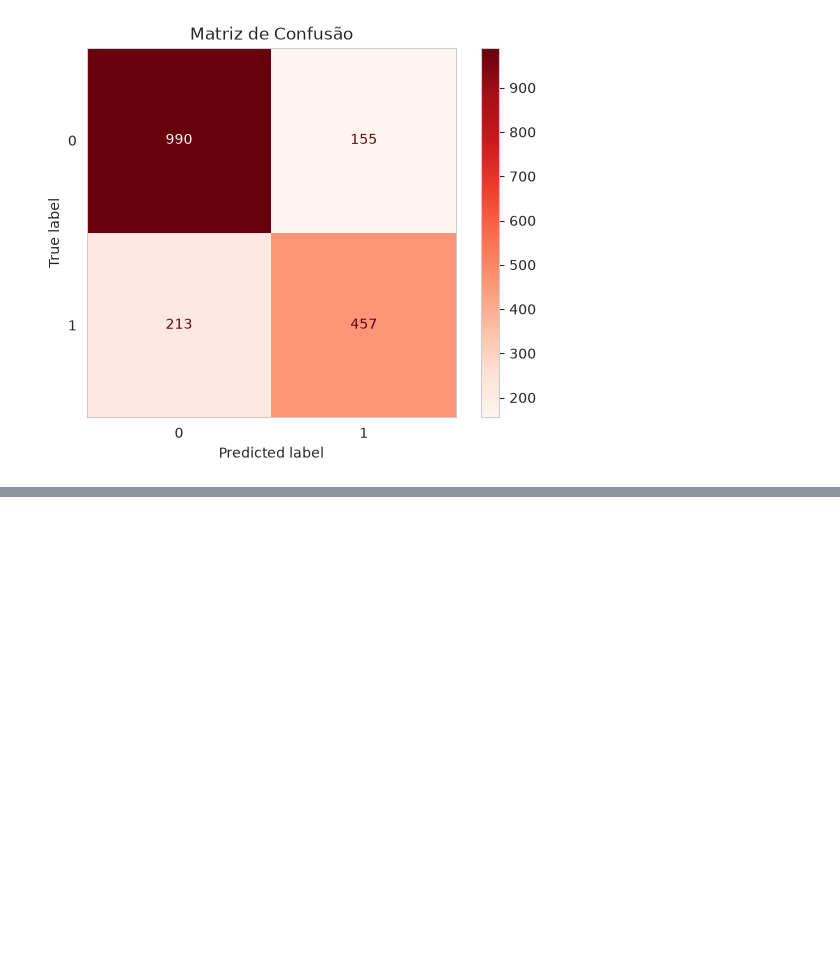
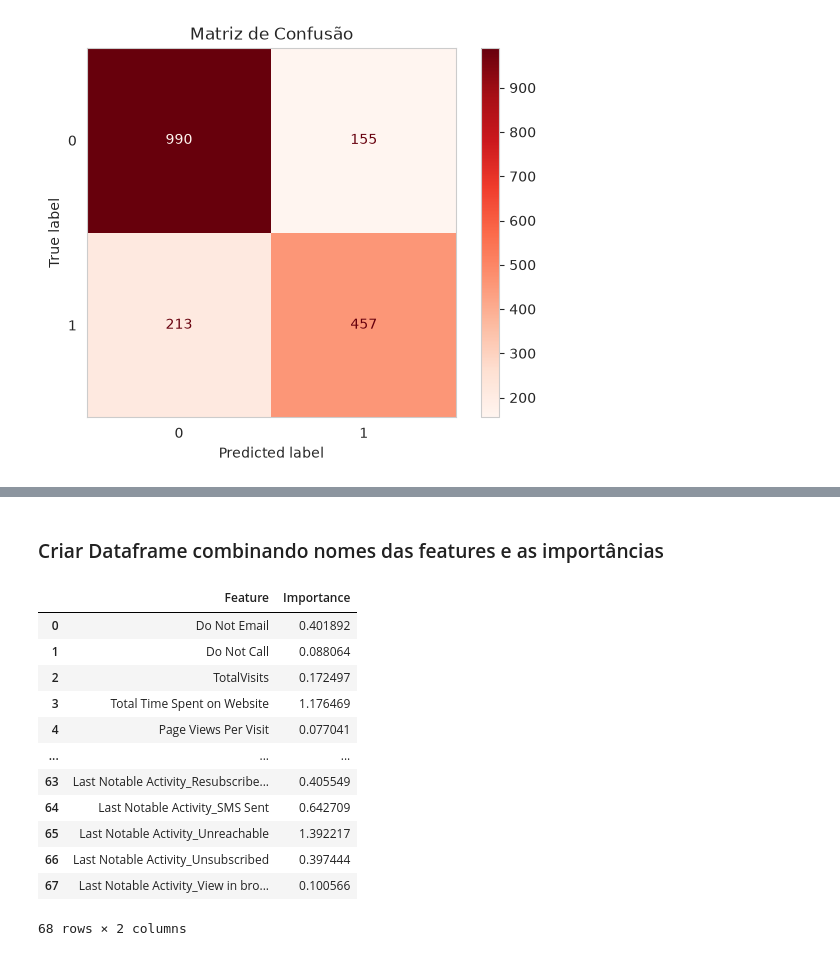
Before and after one commit to PedroSodreMalini/meus-projetos-machine-learning, a Jupyter notebook: 07-ensemble-de-modelos/1-bagging-classificacao/bagging.ipynb, the cells around one changed output, grey strips where cells are left out. Cells and saved outputs as stored; diff of their text form; code cells hidden in the pictures; blank space fills up the shorter version.

Commit message:
feat: importância das features

```diff
--- a/07-ensemble-de-modelos/1-bagging-classificacao/bagging.ipynb
+++ b/07-ensemble-de-modelos/1-bagging-classificacao/bagging.ipynb
@@ -498,0 +500,3 @@ Text(0.5, 1.0, 'Matriz de Confusão')
+# %%
+importances = np.mean([np.abs(estimator.coef_[0]) for estimator in bagging_model.estimators_], axis=0)
+importances
@@ -498,0 +518,3 @@ Text(0.5, 1.0, 'Matriz de Confusão')
+# %%
+feature_names = numeric_features + preprocessor.named_transformers_['cat'].get_feature_names_out(categorical_features).tolist()
+feature_names
@@ -498,0 +539,19 @@ Text(0.5, 1.0, 'Matriz de Confusão')
+# %% [markdown]
+### Criar Dataframe combinando nomes das features e as importâncias
+# %%
+df_features_importances = pd.DataFrame({ 'Feature': feature_names, 'Importance': importances})
+df_features_importances
+# %% [output]
+|  | Feature | Importance |
+| 0 | Do Not Email | 0.401892 |
+| 1 | Do Not Call | 0.088064 |
+| 2 | TotalVisits | 0.172497 |
+| 3 | Total Time Spent on Website | 1.176469 |
+| 4 | Page Views Per Visit | 0.077041 |
+| ... | ... | ... |
+| 63 | Last Notable Activity_Resubscribe... | 0.405549 |
+| 64 | Last Notable Activity_SMS Sent | 0.642709 |
+| 65 | Last Notable Activity_Unreachable | 1.392217 |
+| 66 | Last Notable Activity_Unsubscribed | 0.397444 |
+| 67 | Last Notable Activity_View in bro... | 0.100566 |
+68 rows × 2 columns
```
Also changed, not shown: parts of 4 cells of this notebook.
